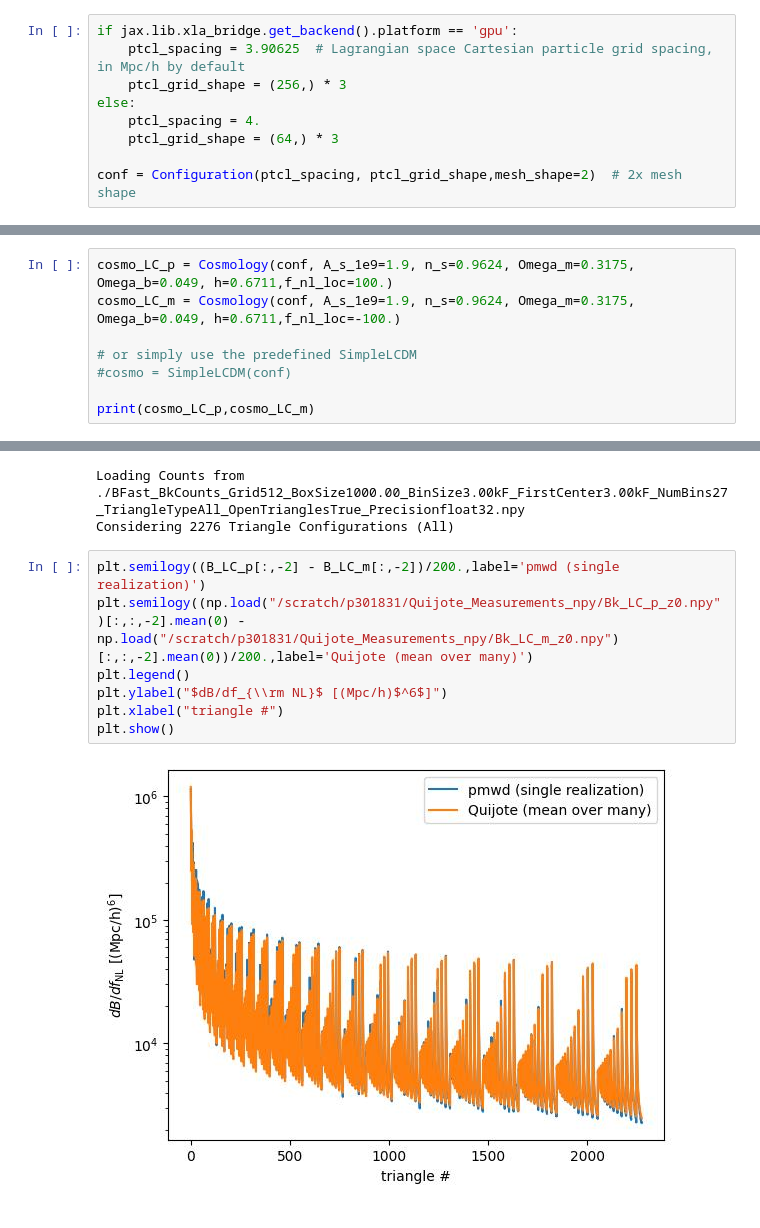
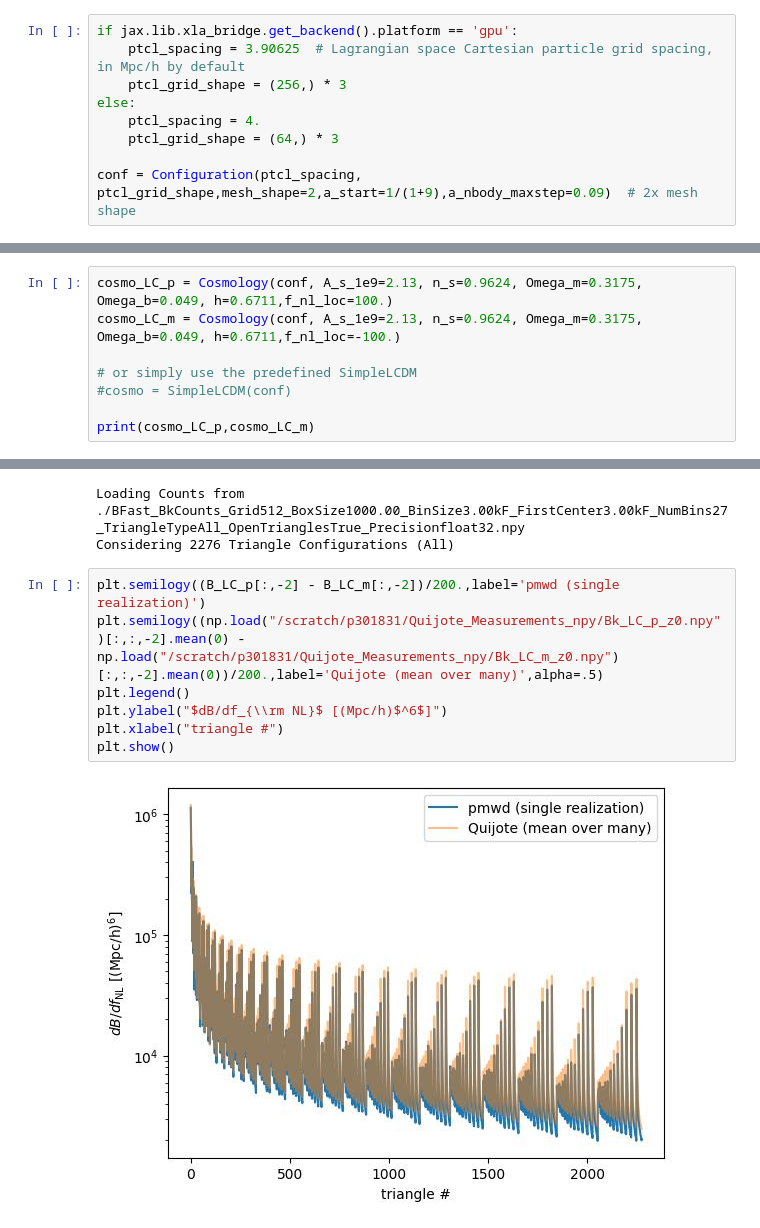
Before and after one commit to eelregit/pmwd, a Jupyter notebook: docs/examples/png_example.ipynb, the cells around one changed output, grey strips where cells are left out. Cells and saved outputs as stored; diff of their text form.

```diff
--- a/docs/examples/png_example.ipynb
+++ b/docs/examples/png_example.ipynb
@@ -48,7 +46,7 @@ else:
     ptcl_spacing = 4.
     ptcl_grid_shape = (64,) * 3
 
-conf = Configuration(ptcl_spacing, ptcl_grid_shape,mesh_shape=2)  # 2x mesh shape
+conf = Configuration(ptcl_spacing, ptcl_grid_shape,mesh_shape=2,a_start=1/(1+9),a_nbody_maxstep=0.09)  # 2x mesh shape
 # %%
 print(conf)  # with other default parameters
 print(f'Simulating {conf.ptcl_num} particles with a {conf.mesh_shape} mesh for {conf.a_nbody_num} time steps.')
@@ -73,8 +71,8 @@ Simulating 16777216 particles with a (512, 512, 512) mesh for 63 time steps.
 # %% [markdown]
 `Cosmology` stores interesting parameters, whose derivatives we need.
 # %%
-cosmo_LC_p = Cosmology(conf, A_s_1e9=1.9, n_s=0.9624, Omega_m=0.3175, Omega_b=0.049, h=0.6711,f_nl_loc=100.)
-cosmo_LC_m = Cosmology(conf, A_s_1e9=1.9, n_s=0.9624, Omega_m=0.3175, Omega_b=0.049, h=0.6711,f_nl_loc=-100.)
+cosmo_LC_p = Cosmology(conf, A_s_1e9=2.13, n_s=0.9624, Omega_m=0.3175, Omega_b=0.049, h=0.6711,f_nl_loc=100.)
+cosmo_LC_m = Cosmology(conf, A_s_1e9=2.13, n_s=0.9624, Omega_m=0.3175, Omega_b=0.049, h=0.6711,f_nl_loc=-100.)
 
 # or simply use the predefined SimpleLCDM
 #cosmo = SimpleLCDM(conf)
@@ -211,10 +209,10 @@ Loading Counts from ./BFast_BkCounts_Grid512_BoxSize1000.00_BinSize3.00kF_FirstC
 Considering 2276 Triangle Configurations (All)
 # %%
 plt.semilogy((B_LC_p[:,-2] - B_LC_m[:,-2])/200.,label='pmwd (single realization)')
-plt.semilogy((np.load("/scratch/p301831/Quijote_Measurements_npy/Bk_LC_p_z0.npy")[:,:,-2].mean(0) -  np.load("/scratch/p301831/Quijote_Measurements_npy/Bk_LC_m_z0.npy")[:,:,-2].mean(0))/200.,label='Quijote (mean over many)')
+plt.semilogy((np.load("/scratch/p301831/Quijote_Measurements_npy/Bk_LC_p_z0.npy")[:,:,-2].mean(0) -  np.load("/scratch/p301831/Quijote_Measurements_npy/Bk_LC_m_z0.npy")[:,:,-2].mean(0))/200.,label='Quijote (mean over many)',alpha=.5)
 plt.legend()
 plt.ylabel("$dB/df_{\\rm NL}$ [(Mpc/h)$^6$]")
 plt.xlabel("triangle #")
 plt.show()
 # %% [output]
-[figure, old version]
+[figure, new version]
```
Also changed, not shown: parts of 13 cells of this notebook, 1 other file.
